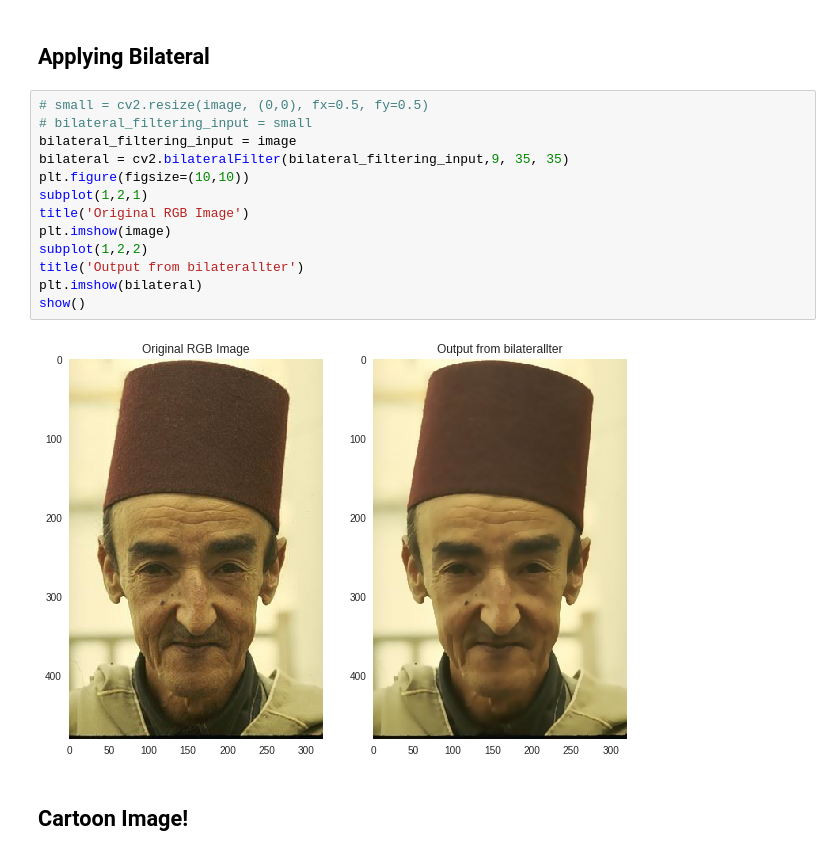
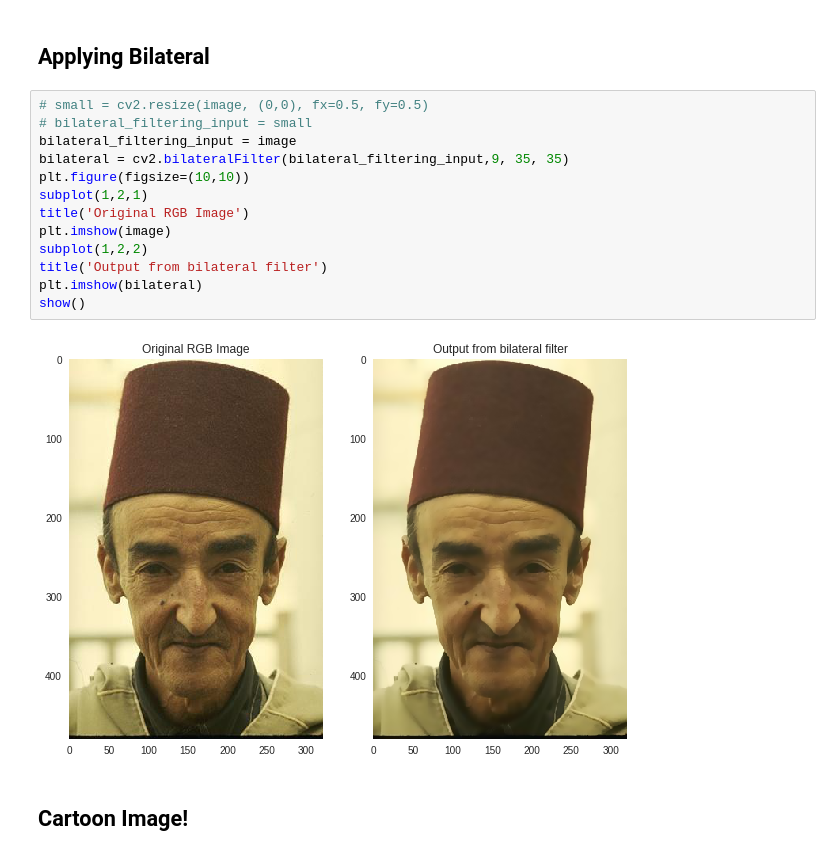
Before and after one commit to FNSYacoub/Cartoonify-Images, a Jupyter notebook: Cartoonify_Images.ipynb, the cells around one changed output. Drawn from its saved outputs; the diff is of its cells as text.

```diff
--- a/Cartoonify_Images.ipynb
+++ b/Cartoonify_Images.ipynb
@@ -104,18 +107,18 @@ show()
 # %%
 # small = cv2.resize(image, (0,0), fx=0.5, fy=0.5)
 # bilateral_filtering_input = small
 bilateral_filtering_input = image
 bilateral = cv2.bilateralFilter(bilateral_filtering_input,9, 35, 35)
 plt.figure(figsize=(10,10))
 subplot(1,2,1)
 title('Original RGB Image')
 plt.imshow(image)
 subplot(1,2,2)
-title('Output from bilaterallter')
+title('Output from bilateral filter')
 plt.imshow(bilateral)
 show()
 # %% [output]
-[figure, old version]
+[figure, new version]
 # %% [markdown]
 ## Cartoon Image!
 # %%
```
Also changed, not shown: parts of 3 cells of this notebook.
